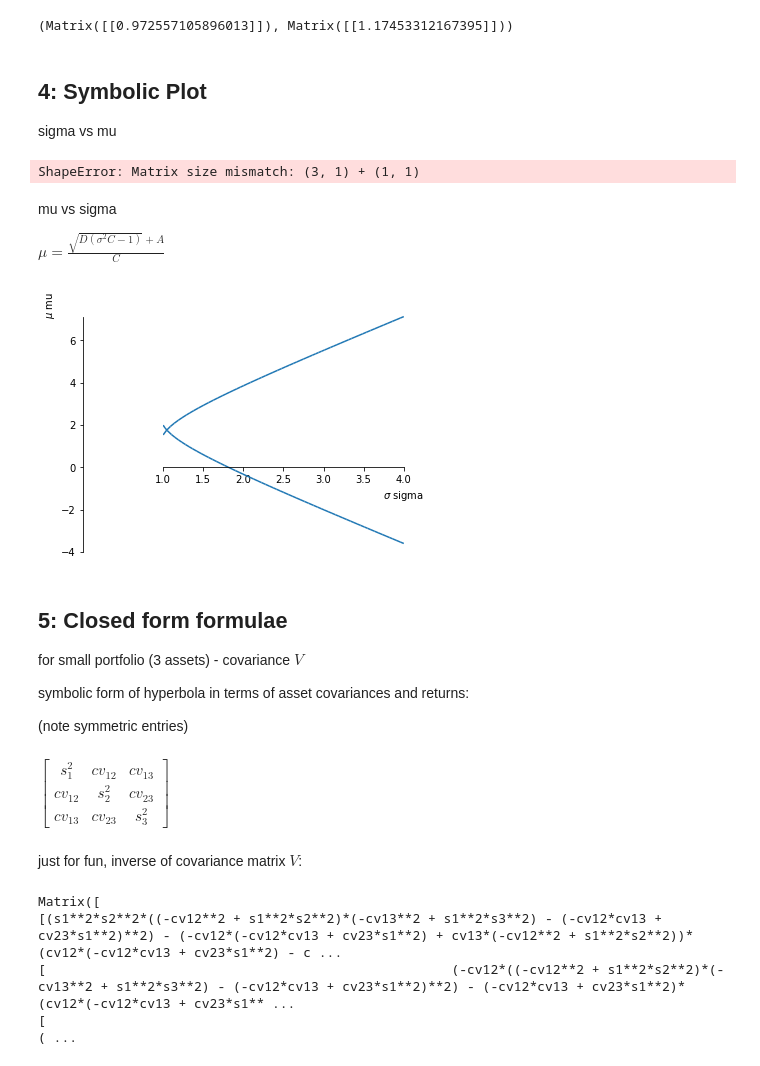
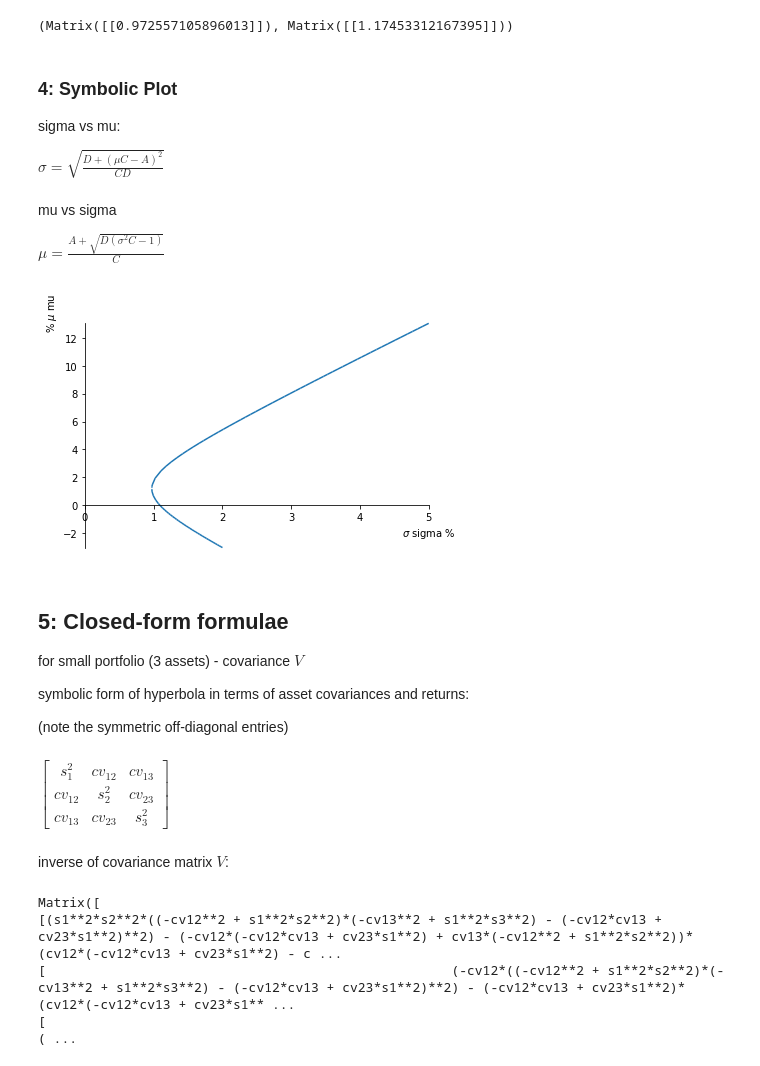
Before and after one commit to kleymik/ef-mvp, a Jupyter notebook: nb/efficientFrontier.ipynb, the cells around one changed output. Saved outputs shown, nothing was run; the diff lists cells and outputs as text; code cells hidden in the pictures.

Commit message:
mvp: fix and cleanup symbolic plotting and 3-assets closed-form formulae

```diff
--- a/nb/efficientFrontier.ipynb
+++ b/nb/efficientFrontier.ipynb
@@ -29,7 +23,6 @@
 # %% [markdown]
 do imports, keep variables in a dict as a workspace
 # %%
-# all imports: for symbolic manipulation and for numerical example
 import datetime
 import sympy as sym
 from sympy.matrices import matrix_multiply_elementwise as mme
@@ -39,8 +32,8 @@ import numpy as np
 from numpy import linalg as LA
 print("imports done")
 
-ws = {}
-ws['date'] = datetime.datetime.now().isoformat()[:16].replace(':','')
+ws = {} # keep variables in a dict as a workspace
+ws['dateStart'] = datetime.datetime.now().isoformat()[:16].replace(':','')
 ws
 # %% [output]
 imports done
@@ -146,8 +141,8 @@ $$ \sigma^2 = \frac{1}{C} $$
 take positive solution only
 # %%
 mu, sigma, A, B, C, D = sym.symbols('mu sigma A B C D')
-ws['sigamEqn'] = sym.solve(sym.Eq( (sigma**2 / (1/C)) - ((mu - A/C)**2 / (D / C**2)), 1) , sigma)[1] # [1]=> +ve soln
-ws['sigamEqn']
+ws['sigmaEqn'] = sym.solve(sym.Eq( (sigma**2 / (1/C)) - ((mu - A/C)**2 / (D / C**2)), 1) , sigma)[1] # [1]=> +ve soln
+ws['sigmaEqn']
 # %% [output]
 $\displaystyle \sqrt{\frac{A^{2} - 2 A C \mu + C^{2} \mu^{2} + D}{C D}}$
 # %% [markdown]
@@ -329,6 +305,8 @@ print("sigma, mu")
 sigma, mu
 (Matrix([[0.972557105896013]]), Matrix([[1.17453312167395]]))
 # %% [markdown]
-## 4: Symbolic Plot <a class="anchor" id="4"></a>
+### 4: Symbolic Plot <a class="anchor" id="4"></a>
 
-sigma vs mu
+sigma vs mu:
+
+$ \sigma =   \sqrt{\frac{D + (\mu C - A)^2}{CD}} $
@@ -338,22 +313,15 @@ sigma vs mu
-# %%
-#plot(fsigma,(mu,0.03,0.06), figsize=[4,4], legend_label='$\sigma(\mu)$') # rotated version
-
-ws['fsgma'] = ( ( (ws['d'] + (ws['mu3']*ws['c'] - ws['a'])**2) / (ws['c'] * ws['d']) )**2)[0]
-symplot(ws['fsgma'], (mu, -0.0, 0.3), axis_center=(0.0,0.0), xlabel='$\mu$ mu', ylabel='$\sigma$ sigma')
-ws['fsgma']
-# %% [output]
-ShapeError: Matrix size mismatch: (3, 1) + (1, 1)
 # %% [markdown]
 mu vs sigma
 
-$ \mu    =    \frac{\sqrt{D(\sigma^2 C - 1)}+A}{C} $
+$ \mu = \frac{A+\sqrt{D(\sigma^2 C - 1)}}{C} $
 # %%
-ws['fmuA'] = (( ws['a'] + (ws['d'] * (sigma**2 * ws['c'] - sym.Matrix([[1]]) ) )**0.5  ) / ws['c'])[0]
-ws['fmuB'] = (( ws['a'] - (ws['d'] * (sigma**2 * ws['c'] - sym.Matrix([[1]]) ) )**0.5 + ws['a'] ) / ws['c'])[0]
-p0 = symplot(ws['fmuA'], (sigma, 1, 4), axis_center=(0.0,0.0), ylabel='$\mu$ mu', xlabel='$\sigma$ sigma', show=False)
-p1 = symplot(ws['fmuB'], (sigma, 1, 4), axis_center=(0.0,0.0), ylabel='$\mu$ mu', xlabel='$\sigma$ sigma', show=False)
+symOne = sym.Matrix([[1]]) # just 1 in a sympy 1x1 Matrix
+ws['fmuA'] = ( ws['a'] + ws['d'] * (sigma**2 * ws['c'] - symOne)**0.5 ) / ws['c']  # upper half of hyperbola
+ws['fmuB'] = ( ws['a'] - ws['d'] * (sigma**2 * ws['c'] - symOne)**0.5 ) / ws['c']  # lower half of hyperbola
+
+p0 = symplot(ws['fmuA'][0], (sigma, 0, 5.0), axis_center=(0.0,0.0), ylabel='% $\mu$ mu', xlabel='$\sigma$ sigma %', show=False)
+p1 = symplot(ws['fmuB'][0], (sigma, 0, 2.0), axis_center=(0.0,0.0), ylabel='% $\mu$ mu', xlabel='$\sigma$ sigma %', show=False)
 p0.append(p1[0])
-ws['fmu']
 p0.show()
 # %% [output]
-[figure, old version]
+[figure, new version]
@@ -374,11 +328,11 @@ line(v, figsize=[4,4])
 # %% [markdown]
-## 5: Closed form formulae <a class="anchor" id="5"></a>
+## 5: Closed-form formulae <a class="anchor" id="5"></a>
 
 for small portfolio (3 assets) - covariance $V$
 
 symbolic form of hyperbola in terms of asset covariances and returns:
 
-(note symmetric entries)
+(note the symmetric off-diagonal entries)
 # %%
 u,s,A,B,C,D,E, s1,s2,s3, cv12,cv13,cv23, r0,r1,r2 = \
     sym.symbols('u s A B C D E  s1 s2 s3 cv12 cv13 cv23  r0 r1 r2')
@@ -390,7 +344,7 @@ V
 # %% [output]
 $\displaystyle \left[\begin{matrix}s_{1}^{2} & cv_{12} & cv_{13}\\cv_{12} & s_{2}^{2} & cv_{23}\\cv_{13} & cv_{23} & s_{3}^{2}\end{matrix}\right]$
 # %% [markdown]
-just for fun, inverse of covariance matrix $V$:
+inverse of covariance matrix $V$:
 # %%
 V**(-1)
 # %% [output]
```
Also changed, not shown: parts of 51 cells of this notebook, 1 other file.
